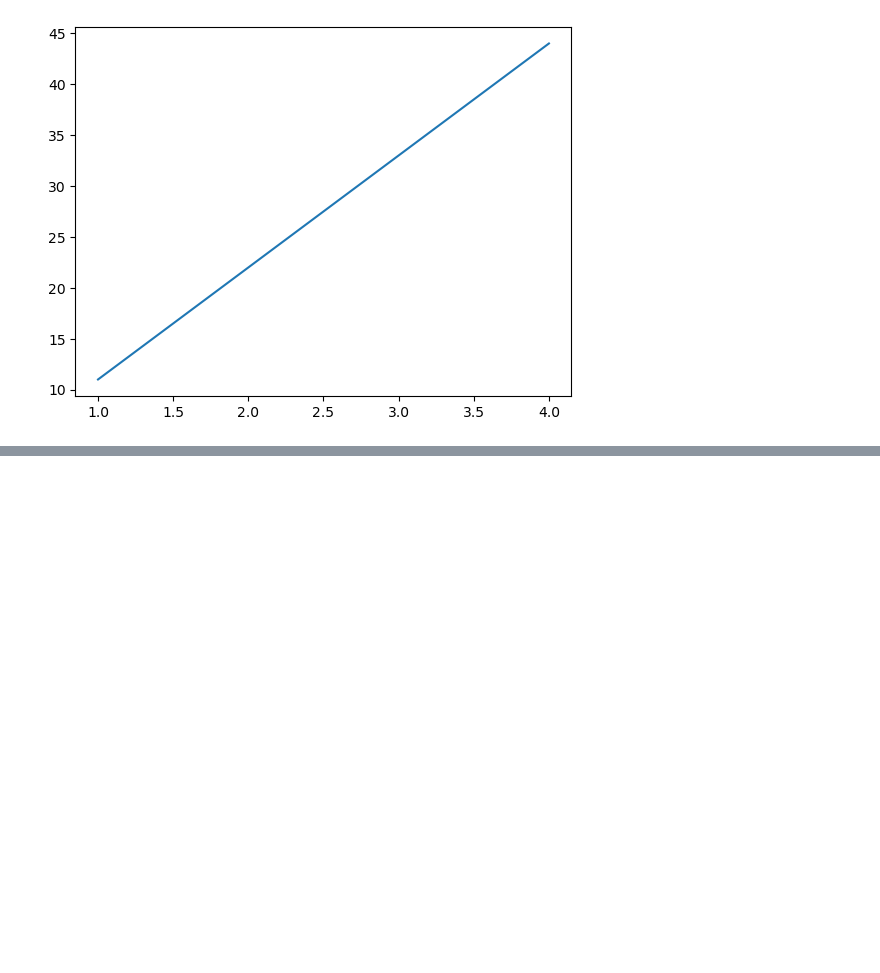
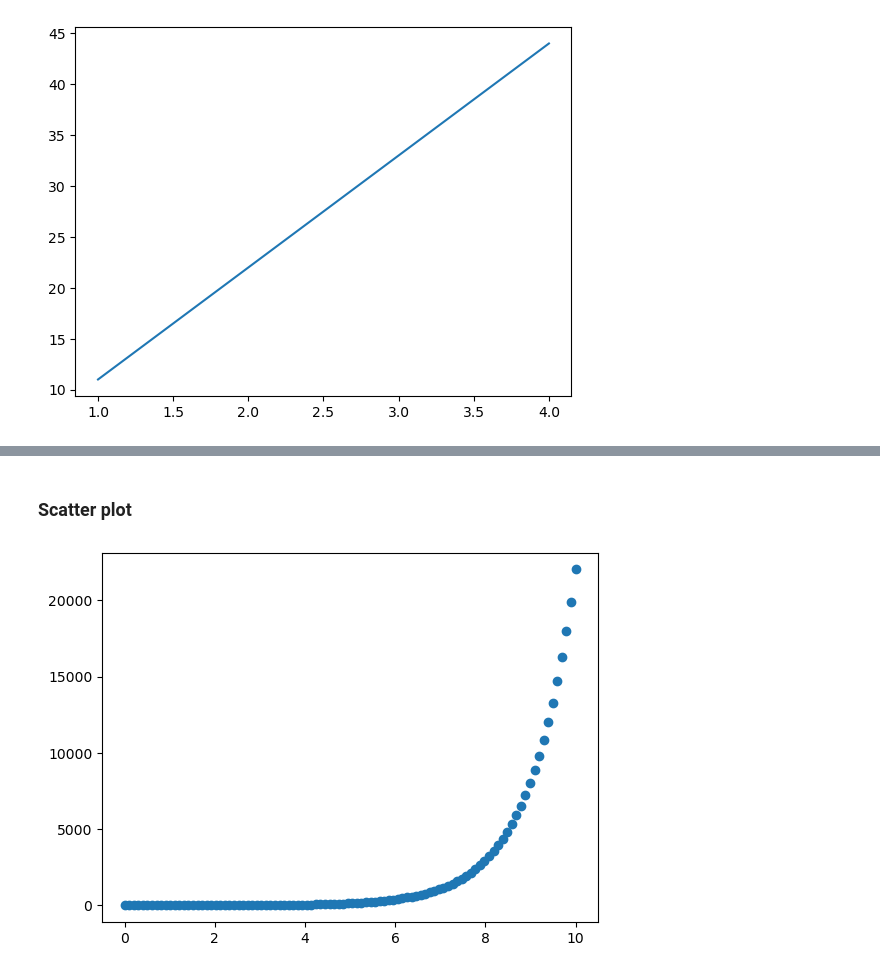
Before and after one commit to przbadu/Learn-Data-Science-Data-Analysis-Machine-Learning, a Jupyter notebook: 83-introduction-to-matplotlib.ipynb, the cells around one changed output, grey strips where cells are left out. Saved outputs shown, nothing was run; the diff lists cells and outputs as text; code cells hidden in the pictures; blank space fills up the shorter version.

```diff
--- a/83-introduction-to-matplotlib.ipynb
+++ b/83-introduction-to-matplotlib.ipynb
@@ -59,0 +133,7 @@ ax.plot(x, y)
+# %% [markdown]
+### Scatter plot
+# %%
+fig, ax = plt.subplots()
+ax.scatter(x, np.exp(x));
+# %% [output]
+[figure, added]
```
Also changed, not shown: parts of 38 cells of this notebook, 4 other files.
